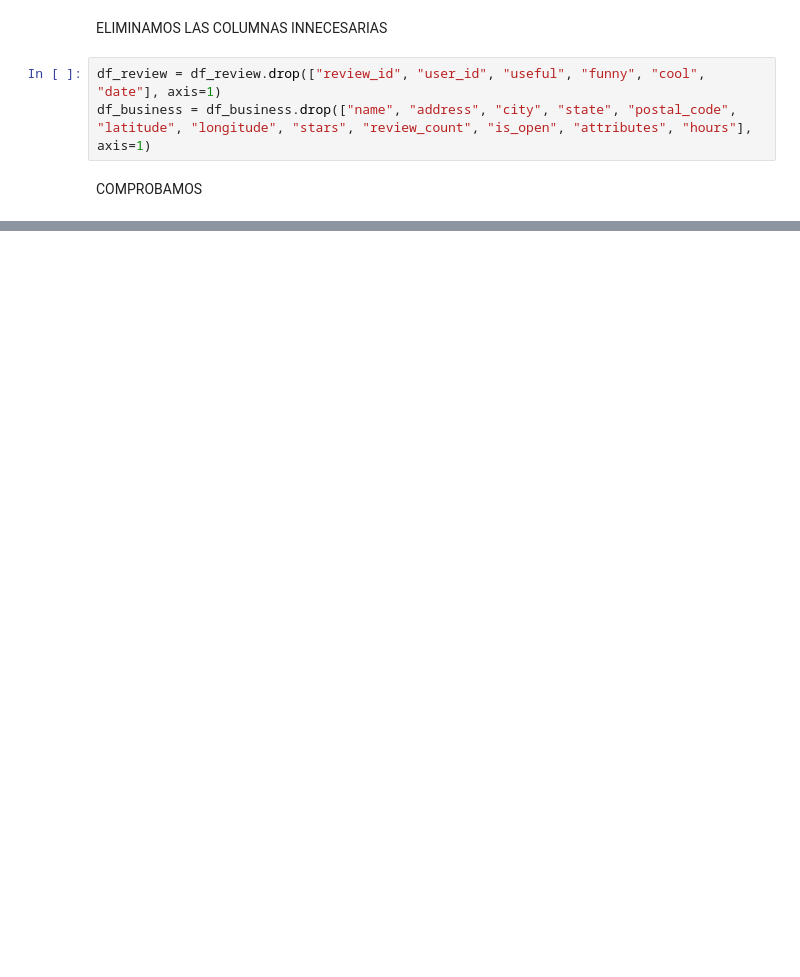
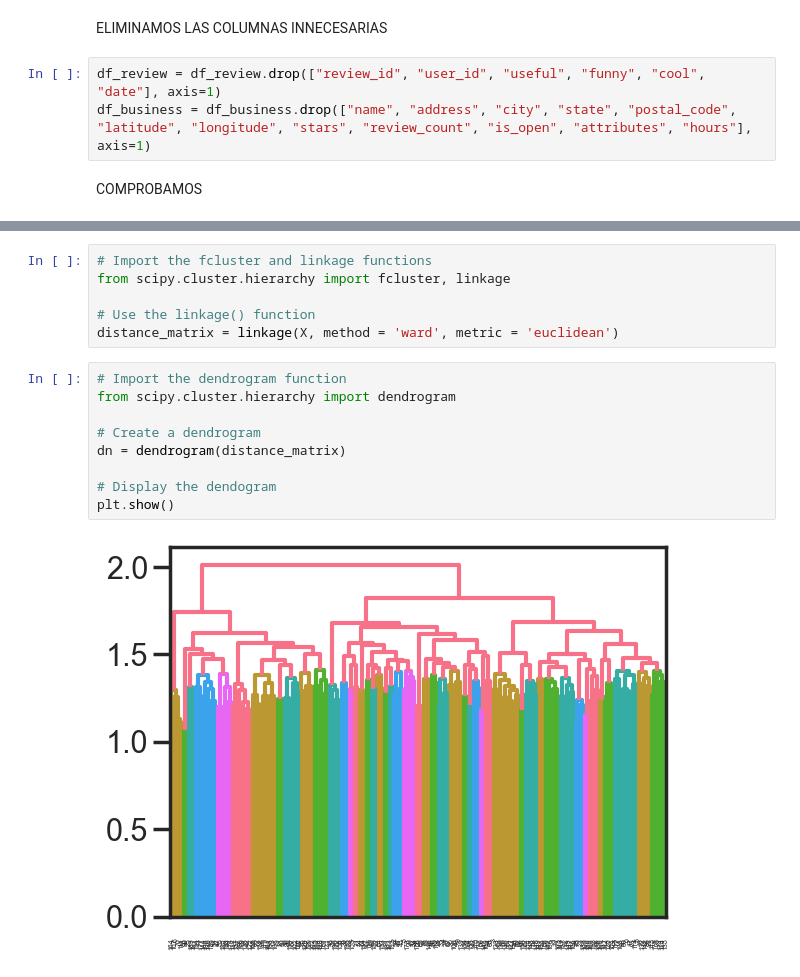
Before and after one commit to AvalonRhythm/TrabajoMineria, a Jupyter notebook: hClustering.ipynb, the cells around one changed output, grey strips where cells are left out. Cells and saved outputs as stored; diff of their text form; blank space fills up the shorter version.

Commit message:
hClustering julia

```diff
--- a/hClustering.ipynb
+++ b/hClustering.ipynb
@@ -194,0 +346,17 @@ print(X)
+# %%
+# Import the fcluster and linkage functions
+from scipy.cluster.hierarchy import fcluster, linkage
+
+# Use the linkage() function
+distance_matrix = linkage(X, method = 'ward', metric = 'euclidean')
+# %%
+# Import the dendrogram function
+from scipy.cluster.hierarchy import dendrogram
+
+# Create a dendrogram
+dn = dendrogram(distance_matrix)
+
+# Display the dendogram
+plt.show()
+# %% [output]
+[figure, added]
```
Also changed, not shown: parts of 16 cells of this notebook.
